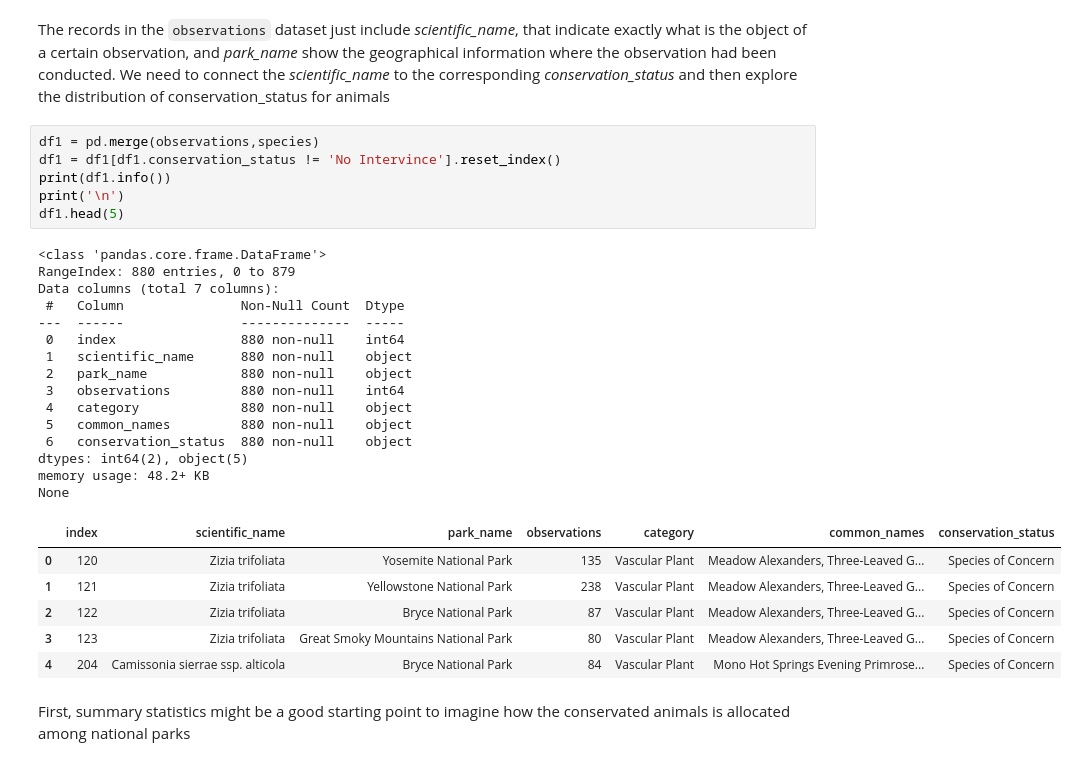
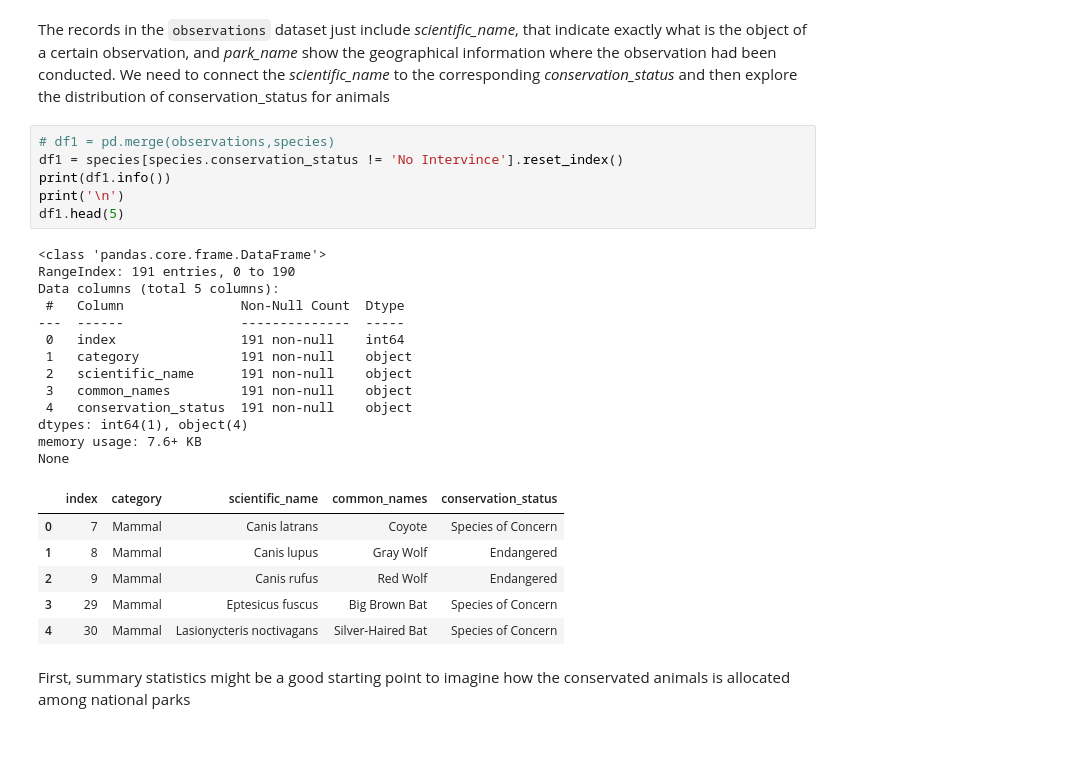
Before and after one commit to Nanyka/DataScience, a Jupyter notebook: Portfolio/PortfolioProject_Biodiversity_Starter/biodiversity.ipynb, the cells around one changed output. Drawn from its saved outputs; the diff is of its cells as text.

```diff
--- a/Portfolio/PortfolioProject_Biodiversity_Starter/biodiversity.ipynb
+++ b/Portfolio/PortfolioProject_Biodiversity_Starter/biodiversity.ipynb
@@ -258,33 +258,31 @@ The `observations` dataset seem to be tidy and ready enough for analysing step.
 # %% [markdown]
 The records in the `observations` dataset just include *scientific_name*, that indicate exactly what is the object of a certain observation, and *park_name* show the geographical information where the observation had been conducted. We need to connect the *scientific_name* to the corresponding *conservation_status* and then explore the distribution of conservation_status for animals
 # %%
-df1 = pd.merge(observations,species)
-df1 = df1[df1.conservation_status != 'No Intervince'].reset_index()
+# df1 = pd.merge(observations,species)
+df1 = species[species.conservation_status != 'No Intervince'].reset_index()
 print(df1.info())
 print('\n')
 df1.head(5)
 # %% [output]
 <class 'pandas.core.frame.DataFrame'>
-RangeIndex: 880 entries, 0 to 879
-Data columns (total 7 columns):
+RangeIndex: 191 entries, 0 to 190
+Data columns (total 5 columns):
  #   Column               Non-Null Count  Dtype
 ---  ------               --------------  -----
- 0   index                880 non-null    int64
- 1   scientific_name      880 non-null    object
- 2   park_name            880 non-null    object
- 3   observations         880 non-null    int64
- 4   category             880 non-null    object
- 5   common_names         880 non-null    object
- 6   conservation_status  880 non-null    object
-dtypes: int64(2), object(5)
-memory usage: 48.2+ KB
+ 0   index                191 non-null    int64
+ 1   category             191 non-null    object
+ 2   scientific_name      191 non-null    object
+ 3   common_names         191 non-null    object
+ 4   conservation_status  191 non-null    object
+dtypes: int64(1), object(4)
+memory usage: 7.6+ KB
 None
-|  | index | scientific_name | park_name | observations | category | common_names | conservation_status |
-| 0 | 120 | Zizia trifoliata | Yosemite National Park | 135 | Vascular Plant | Meadow Alexanders, Three-Leaved G... | Species of Concern |
-| 1 | 121 | Zizia trifoliata | Yellowstone National Park | 238 | Vascular Plant | Meadow Alexanders, Three-Leaved G... | Species of Concern |
-| 2 | 122 | Zizia trifoliata | Bryce National Park | 87 | Vascular Plant | Meadow Alexanders, Three-Leaved G... | Species of Concern |
-| 3 | 123 | Zizia trifoliata | Great Smoky Mountains National Park | 80 | Vascular Plant | Meadow Alexanders, Three-Leaved G... | Species of Concern |
-| 4 | 204 | Camissonia sierrae ssp. alticola | Bryce National Park | 84 | Vascular Plant | Mono Hot Springs Evening Primrose... | Species of Concern |
+|  | index | category | scientific_name | common_names | conservation_status |
+| 0 | 7 | Mammal | Canis latrans | Coyote | Species of Concern |
+| 1 | 8 | Mammal | Canis lupus | Gray Wolf | Endangered |
+| 2 | 9 | Mammal | Canis rufus | Red Wolf | Endangered |
+| 3 | 29 | Mammal | Eptesicus fuscus | Big Brown Bat | Species of Concern |
+| 4 | 30 | Mammal | Lasionycteris noctivagans | Silver-Haired Bat | Species of Concern |
 # %% [markdown]
 First, summary statistics might be a good starting point to imagine how the conservated animals is allocated among national parks
 # %%
```
Also changed, not shown: parts of 15 cells of this notebook, 1 other file.
